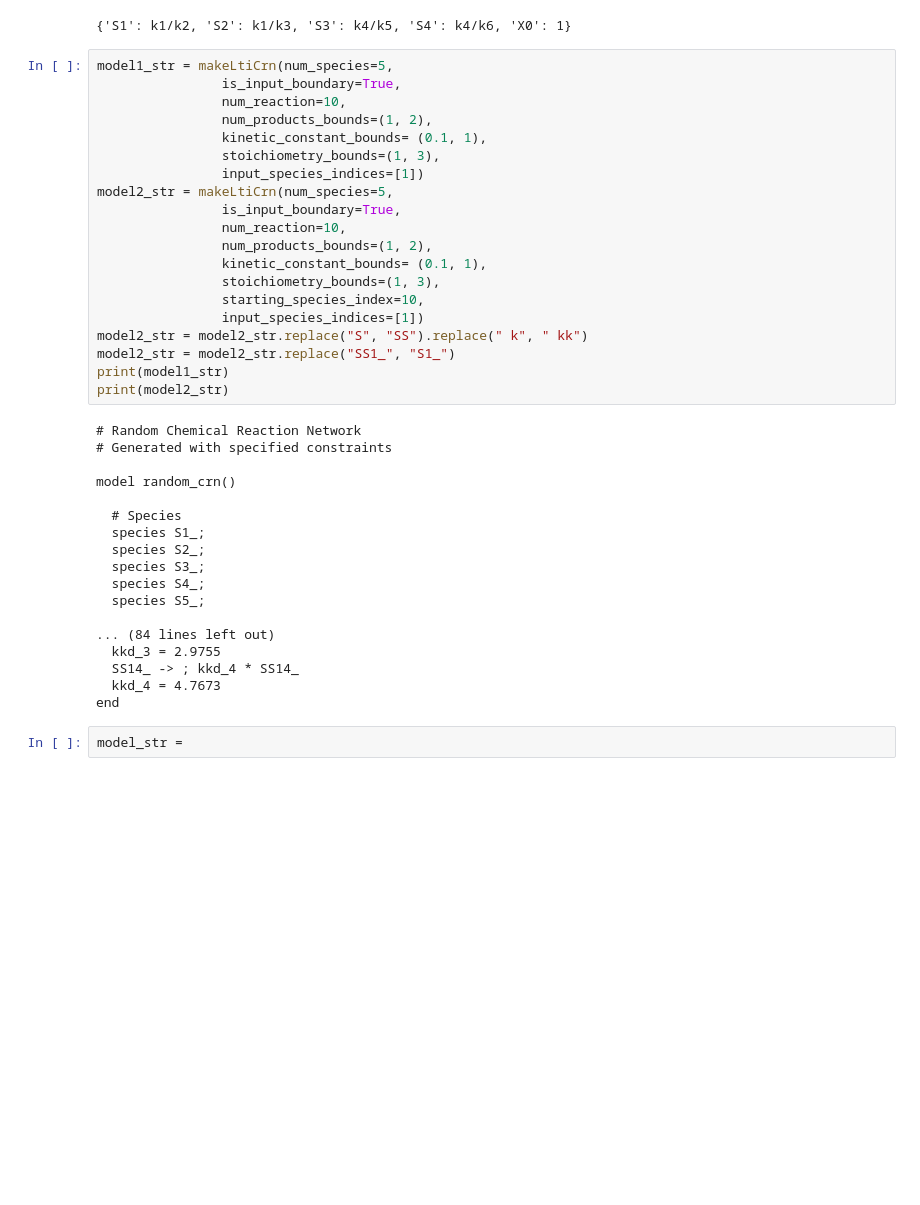
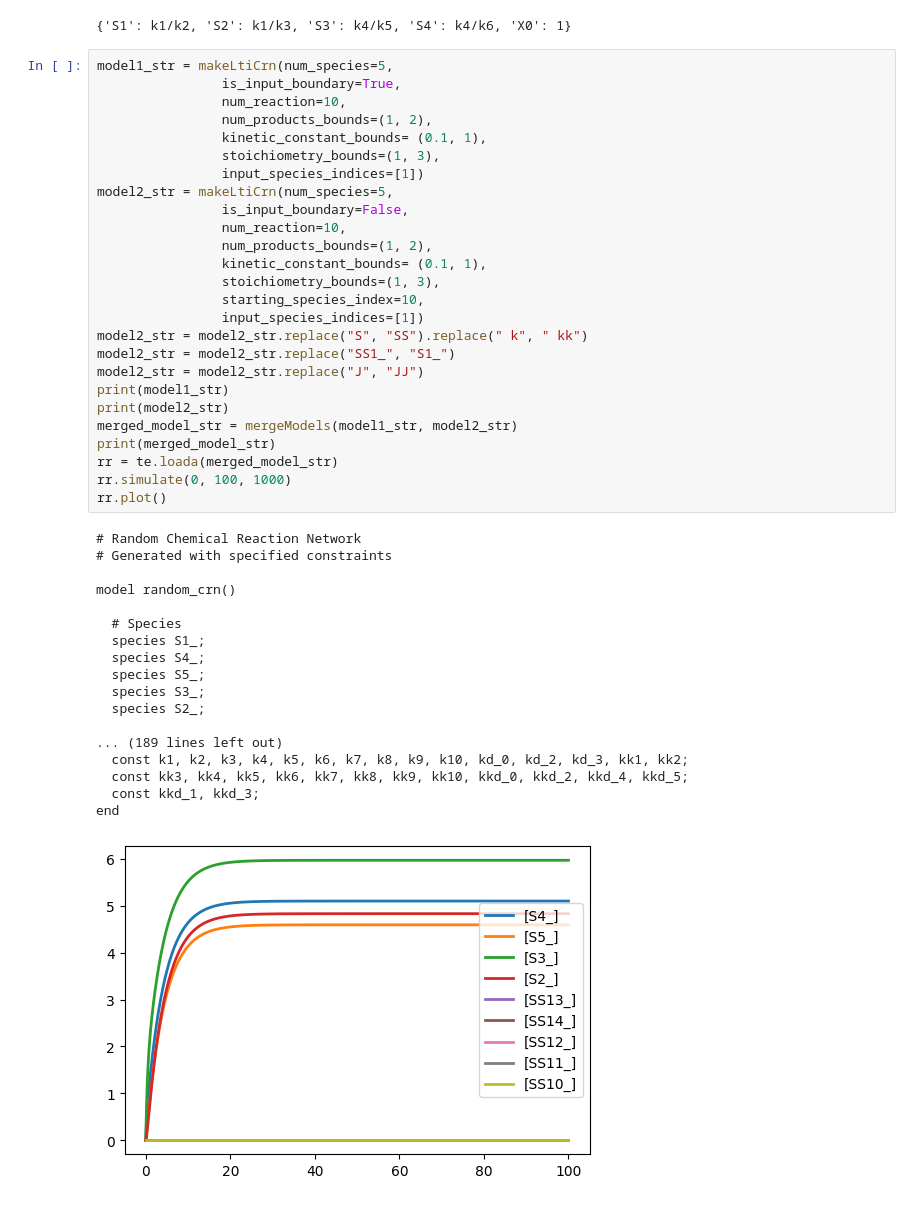
Before and after one commit to ModelEngineering/crn_subsystems, a Jupyter notebook: notebooks/explore.ipynb, the cells around one changed output. Saved outputs shown, nothing was run; the diff lists cells and outputs as text; blank space fills up the shorter version.

```diff
--- a/notebooks/explore.ipynb
+++ b/notebooks/explore.ipynb
@@ -166,39 +175,44 @@ subsystem3.calculateSymbolicStepResponse(input_name="X0")
 model1_str = makeLtiCrn(num_species=5,
                 is_input_boundary=True,
                 num_reaction=10,
                 num_products_bounds=(1, 2),
                 kinetic_constant_bounds= (0.1, 1),
                 stoichiometry_bounds=(1, 3),
                 input_species_indices=[1])
 model2_str = makeLtiCrn(num_species=5,
-                is_input_boundary=True,
+                is_input_boundary=False,
                 num_reaction=10,
                 num_products_bounds=(1, 2),
                 kinetic_constant_bounds= (0.1, 1),
                 stoichiometry_bounds=(1, 3),
                 starting_species_index=10,
                 input_species_indices=[1])
 model2_str = model2_str.replace("S", "SS").replace(" k", " kk")
 model2_str = model2_str.replace("SS1_", "S1_")
+model2_str = model2_str.replace("J", "JJ")
 print(model1_str)
 print(model2_str)
+merged_model_str = mergeModels(model1_str, model2_str)
+print(merged_model_str)
+rr = te.loada(merged_model_str)
+rr.simulate(0, 100, 1000)
+rr.plot()
 # %% [output]
 # Random Chemical Reaction Network
 # Generated with specified constraints
 
 model random_crn()
 
   # Species
   species S1_;
-  species S2_;
-  species S3_;
   species S4_;
   species S5_;
+  species S3_;
+  species S2_;
 
-... (84 lines left out)
-  kkd_3 = 2.9755
-  SS14_ -> ; kkd_4 * SS14_
-  kkd_4 = 4.7673
+... (189 lines left out)
+  const k1, k2, k3, k4, k5, k6, k7, k8, k9, k10, kd_0, kd_2, kd_3, kk1, kk2;
+  const kk3, kk4, kk5, kk6, kk7, kk8, kk9, kk10, kkd_0, kkd_2, kkd_4, kkd_5;
+  const kkd_1, kkd_3;
 end
+[figure, added]
-# %%
-model_str =
```
Also changed, not shown: parts of 10 cells of this notebook, 3 other files.
